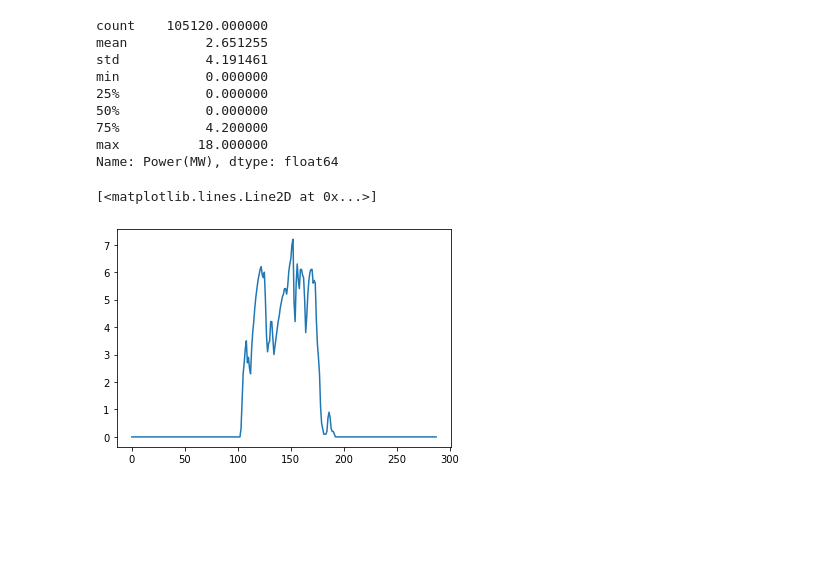
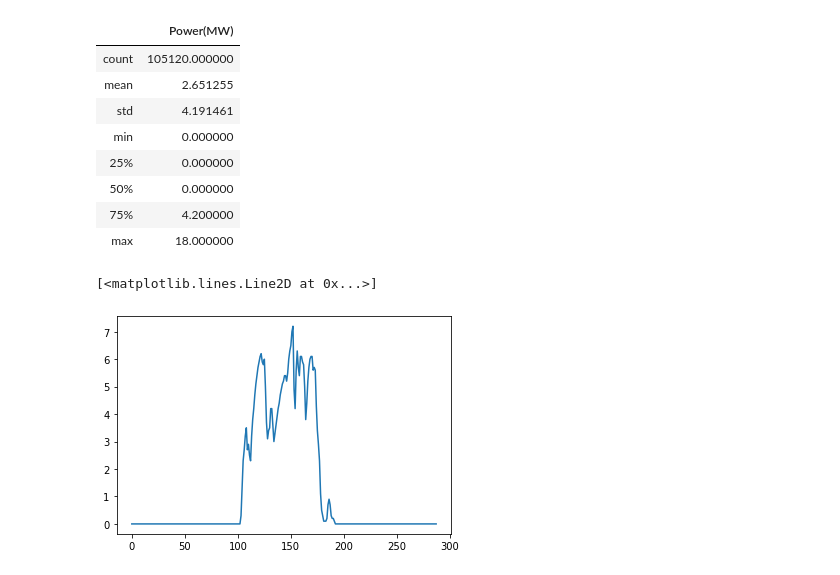
Before and after one commit to PrasannS/MicrogridSim, a Jupyter notebook: data_loading/renewables.ipynb, the cells around one changed output. Cells and saved outputs as stored; diff of their text form; code cells hidden in the pictures; blank space fills up the shorter version.

Commit message:
renewable logic complete

```diff
--- a/data_loading/renewables.ipynb
+++ b/data_loading/renewables.ipynb
@@ -3,19 +3,19 @@ import pandas as pd
 import numpy as np
 import matplotlib.pyplot as plt
 # %%
-pv = pd.read_csv('../data/renewable/Actual_44.05_-92.45_2006_DPV_20MW_5_Min.csv')
+pv = pd.read_csv('../data/solar/Actual_44.05_-92.45_2006_DPV_20MW_5_Min.csv')
 # %%
-pv['Power(MW)'].describe()
+pv.describe()
 # %% [output]
-count    105120.000000
-mean          2.651255
-std           4.191461
-min           0.000000
-25%           0.000000
-50%           0.000000
-75%           4.200000
-max          18.000000
-Name: Power(MW), dtype: float64
+|  | Power(MW) |
+| count | 105120.000000 |
+| mean | 2.651255 |
+| std | 4.191461 |
+| min | 0.000000 |
+| 25% | 0.000000 |
+| 50% | 0.000000 |
+| 75% | 4.200000 |
+| max | 18.000000 |
 # %%
 #power output for 1 day
 #weather data not directly provided, but state / location is provided so this can be deciphered later on
```
Also changed, not shown: parts of 3 cells of this notebook, 1 other file.
